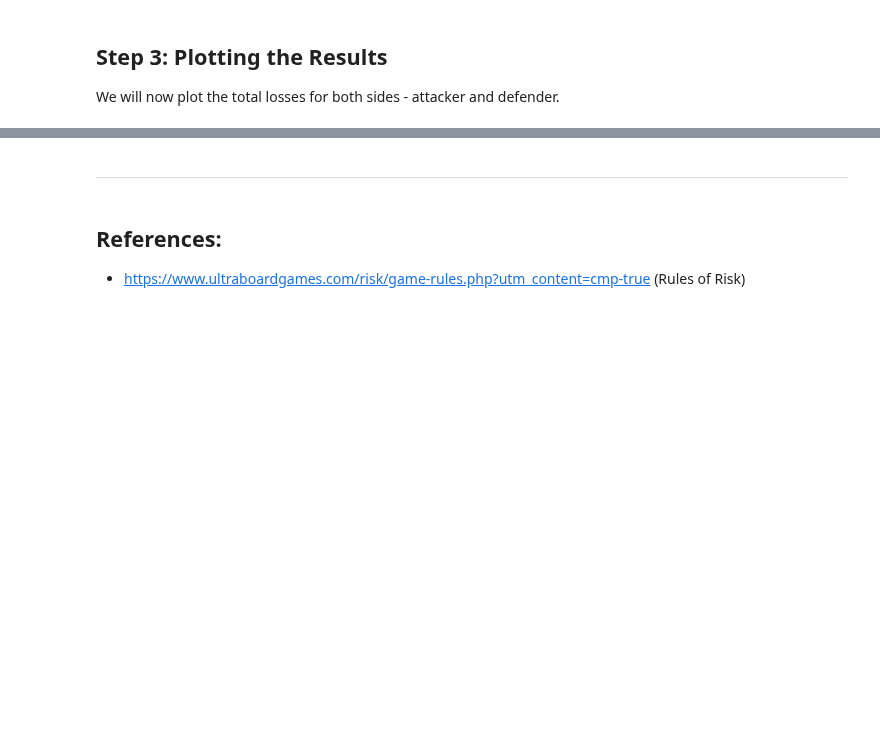
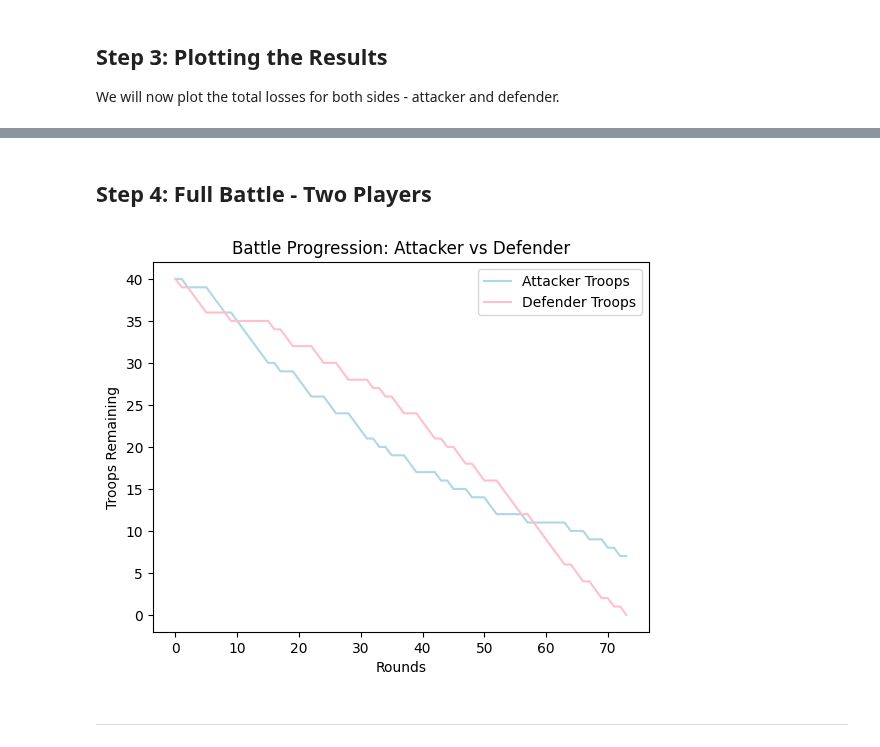
Before and after one commit to briannemcgrath/PFDA, a Jupyter notebook: assignments/assignment05-risk.ipynb, the cells around one changed output, grey strips where cells are left out. Saved outputs shown, nothing was run; the diff lists cells and outputs as text; code cells hidden in the pictures; blank space fills up the shorter version.

Commit message:
Two Player Battle - Plotting progress of battle

```diff
--- a/assignments/assignment05-risk.ipynb
+++ b/assignments/assignment05-risk.ipynb
@@ -97,6 +96,50 @@ plot_losses(total_losses[0], total_losses[1])
+# %% [markdown]
+## Step 4: Full Battle - Two Players
+# %%
+def full_battle(a_troops=40, d_troops=40):
+    total_a_losses = 0
+    total_d_losses = 0
+
+    while a_troops > 0 and d_troops > 0:
+        a_rolls = np.random.randint(1,7, size=min(a_troops, 3)) # up to 3 dice
+        d_rolls = np.random.randint(1,7, size=min(d_troops, 2)) # up to 2 dice
+
+        # sorting rolls in descending order
+        a_rolls = np.sort(a_rolls)[::-1]
+        d_rolls = np.sort(d_rolls)[::-1]
+
+        if a_rolls[0] > d_rolls[0]:
+            d_troops -= 1
+            total_d_losses += 1
+        else:
+            a_troops -= 1
+            total_a_losses += 1
+
+        # comparing second highest dice if necessary
+
+        if len(d_rolls) > 1:
+            if a_rolls[1] > d_rolls[1]:
+                d_troops -= 1
+                total_d_losses += 1
+            else:
+                a_troops -= 1
+                total_a_losses += 1
+
+        # append current troops after each round
+        a_progress.append(a_troops)
+        d_progress.append(d_troops)
+
+    return a_progress, d_progress
+
+# plot the progression of the battle
+plt.plot(a_progress, label="Attacker Troops", color='lightblue')
+plt.plot(d_progress, label="Defender Troops", color='pink')
+plt.xlabel("Rounds")
+plt.ylabel("Troops Remaining")
+plt.title("Battle Progression: Attacker vs Defender")
+plt.legend()
+plt.show()
+# %% [output]
+[figure, added]
 # %% [markdown]
 ___
-# %% [markdown]
-## **References:**
-
-- https://www.ultraboardgames.com/risk/game-rules.php?utm_content=cmp-true (Rules of Risk)
```
Also changed, not shown: parts of 6 cells of this notebook.
